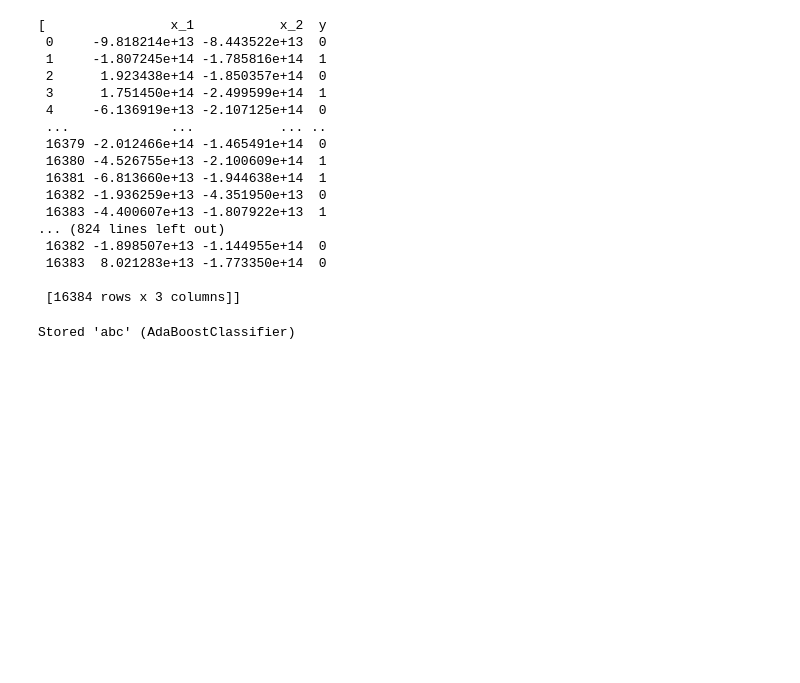
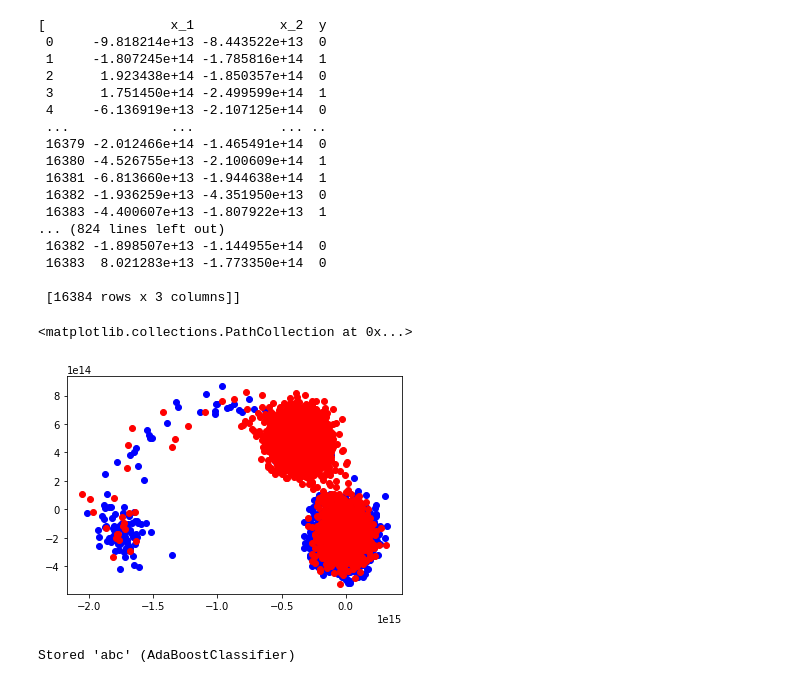
Before and after one commit to Raijeku/PI2, a Jupyter notebook: model_variation_selection.ipynb, the cells around one changed output. Cells and saved outputs as stored; diff of their text form; code cells hidden in the pictures; blank space fills up the shorter version.

```diff
--- a/model_variation_selection.ipynb
+++ b/model_variation_selection.ipynb
@@ -25,6 +25,17 @@ variation_data
  16383  8.021283e+13 -1.773350e+14  0
 
  [16384 rows x 3 columns]]
+# %%
+from sklearn.model_selection import train_test_split
+
+X = variation_data[58].values[:,:2]
+y = variation_data[58].values[:,2]
+X_train, X_test, y_train, y_test = train_test_split(X, y, test_size = 0.3, shuffle = False)
+plt.scatter(X_train[y_train==0][:,0], X_train[y_train==0][:,1], color="blue", label="Estado 0")
+plt.scatter(X_train[y_train==1][:,0], X_train[y_train==1][:,1], color="red", label="Estado 1")
+# %% [output]
+<matplotlib.collections.PathCollection at 0x...>
+[figure, added]
 # %%
 '''Código para importar modelo'''
 #from joblib import load
```
Also changed, not shown: 3 other files.
